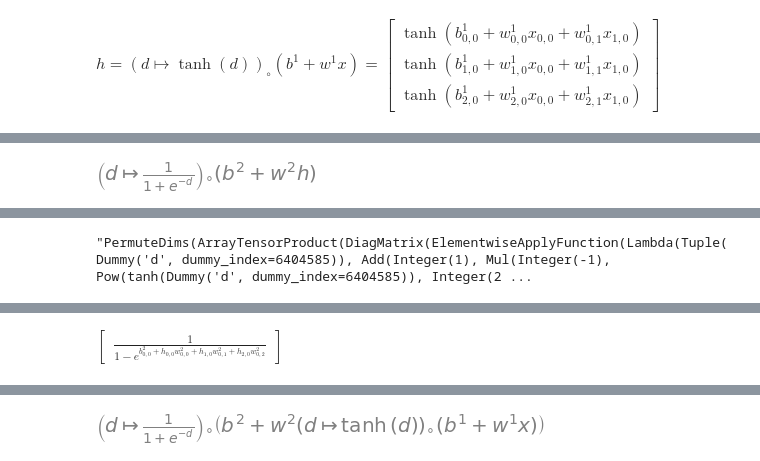
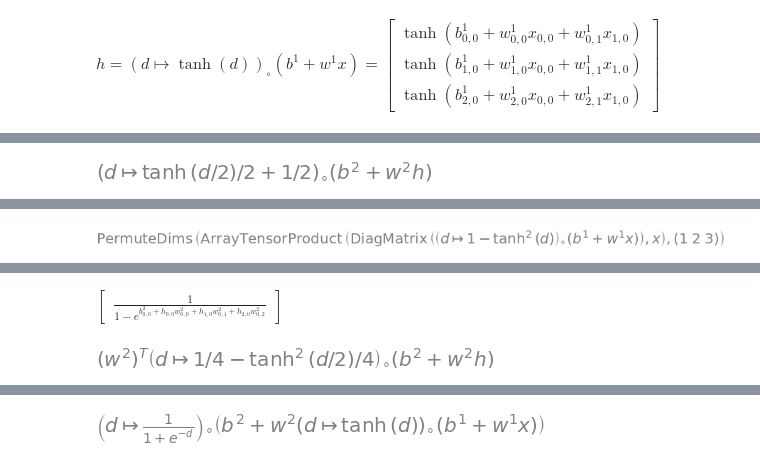
Before and after one commit to mattmcd/PyBayes, a Jupyter notebook: scripts/journal_20231002_simple_nn.ipynb, the cells around one changed output, grey strips where cells are left out. Saved outputs shown, nothing was run; the diff lists cells and outputs as text; code cells hidden in the pictures.

Commit message:
Trying sympy MatrixSymbols to define a simple neural network

```diff
--- a/scripts/journal_20231002_simple_nn.ipynb
+++ b/scripts/journal_20231002_simple_nn.ipynb
@@ -28,6 +28,12 @@ def create_sigmoid(exp):
     def inner(x):
         return 1/(1 + exp(-x))  # TODO: 2023-10-07 I think this needs to be a matrix expression for the non-explicit MatrixSymbol to work, as for cross-entropy
     return inner
+# %%
+# tanh form of sigmoid function for SymPy version - avoids strange problem with MatExpr being added to Scalar
+def create_sigmoid_tanh():
+    def inner(x):
+        return (sp.tanh(x/2) + 1)/2
+    return inner
 # %%
 def create_net(sig, tanh):
     def inner(params, x):
@@ -94,15 +102,16 @@ $\displaystyle {\left( d \mapsto \frac{1}{1 + e^{- d}} \right)}_{\circ}\left({b^
 # %%
-(w2 @ h_sp + b2).applyfunc(create_sigmoid(sp.exp))
+# (w2 @ h_sp + b2).applyfunc(create_sigmoid(sp.exp))
+(w2 @ h_sp + b2).applyfunc(create_sigmoid_tanh())
 # %% [output]
-[figure, old version]
+[figure, new version]
 # %%
 h.diff(x_sp).as_explicit()
 # %% [output]
 $\displaystyle \left[\begin{matrix}\left(1 - \tanh^{2}{\left(b^{1}_{0, 0} + w^{1}_{0, 0} x_{0, 0} + w^{1}_{0, 1} x_{1, 0} \right)}\right) w^{1}_{0, 0} & \left(1 - \tanh^{2}{\left(b^{1}_{1, 0} + w^{1}_{1, 0} x_{0, 0} + w^{1}_{1, 1} x_{1, 0} \right)}\right) w^{1}_{1, 0} & \left(1 - \tanh^{2}{\left(b^{1}_{2, 0} + w^{1}_{2, 0} x_{0, 0} + w^{1}_{2, 1} x_{1, 0} \right)}\right) w^{1}_{2, 0}\\\left(1 - \tanh^{2}{\left(b^{1}_{0, 0} + w^{1}_{0, 0} x_{0, 0} + w^{1}_{0, 1} x_{1, 0} \right)}\right) w^{1}_{0, 1} & \left(1 - \tanh^{2}{\left(b^{1}_{1, 0} + w^{1}_{1, 0} x_{0, 0} + w^{1}_{1, 1} x_{1, 0} \right)}\right) w^{1}_{1, 1} & \left(1 - \tanh^{2}{\left(b^{1}_{2, 0} + w^{1}_{2, 0} x_{0, 0} + w^{1}_{2, 1} x_{1, 0} \right)}\right) w^{1}_{2, 1}\end{matrix}\right]$
 # %%
-sp.srepr(h.diff(w1))#.as_explicit()
+h.diff(w1)#.as_explicit()
 # %% [output]
-"PermuteDims(ArrayTensorProduct(DiagMatrix(ElementwiseApplyFunction(Lambda(Tuple(Dummy('d', dummy_index=6404585)), Add(Integer(1), Mul(Integer(-1), Pow(tanh(Dummy('d', dummy_index=6404585)), Integer(2 ...
+[figure, added]
 # %%
 dh = h.as_explicit().jacobian(x_sp)
 dh
@@ -117,4 +128,8 @@ z = (w2 @ h_sp + b2).applyfunc(lambda x: 1/(1-sp.exp(x)))
 dz = z.as_explicit().jacobian(h_sp[:])
+# %%
+z.diff(h_sp)
+# %% [output]
+[figure, added]
 # %%
 z.as_explicit().diff(b2.as_explicit())
 # %% [output]
```
Also changed, not shown: parts of 12 cells of this notebook.
